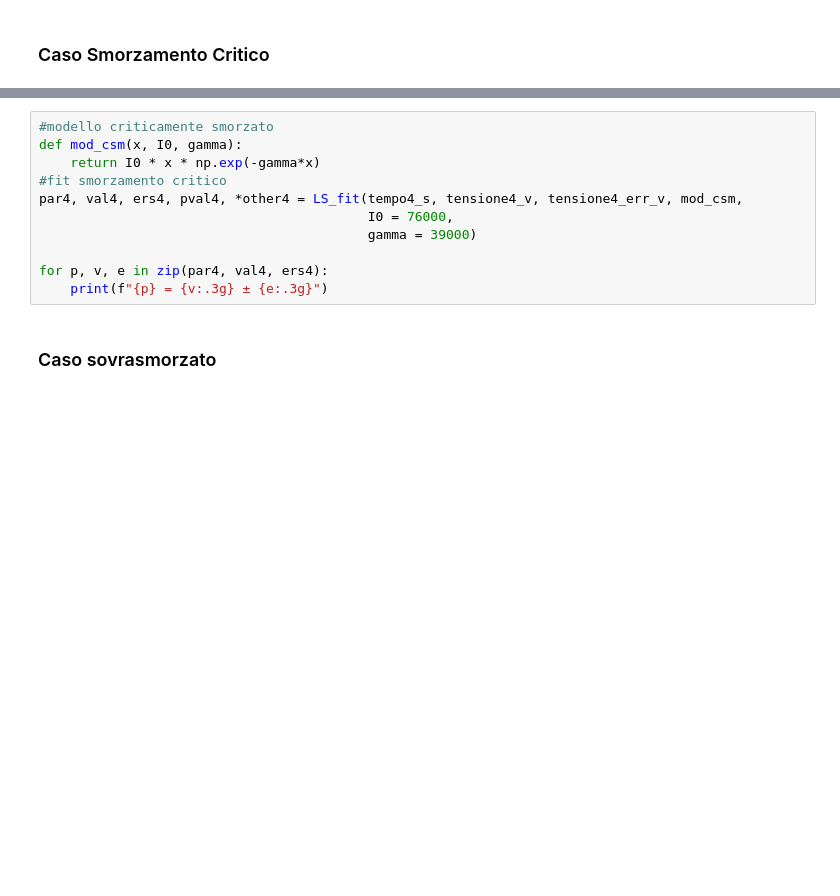
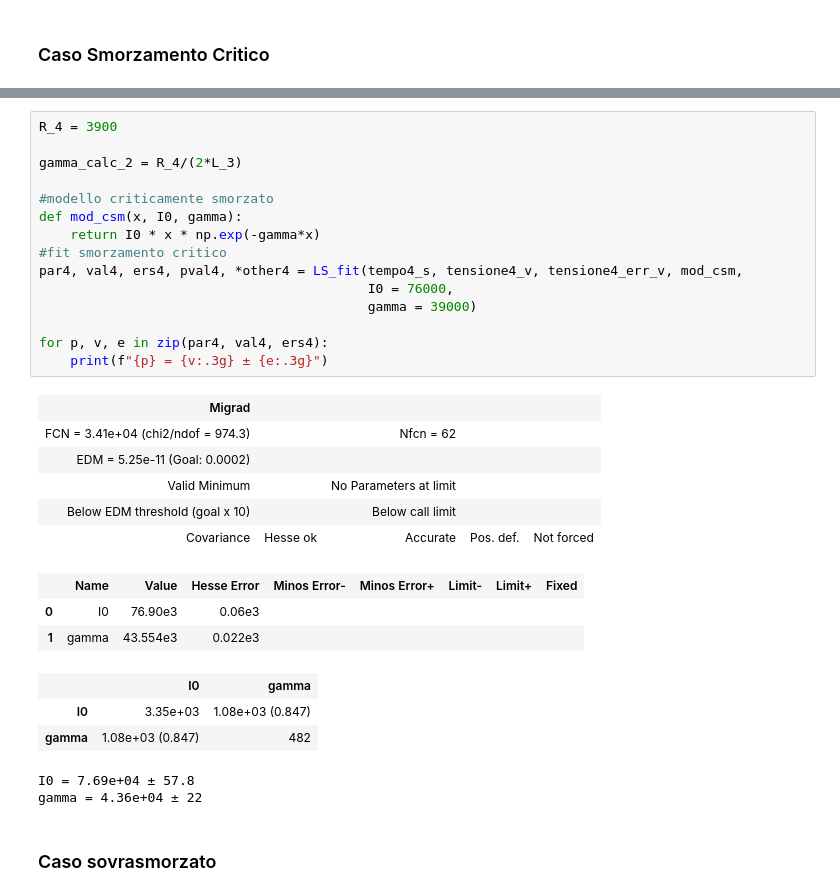
Before and after one commit to Pavar0tty/Laboratorio_2, a Jupyter notebook: Circuiti2/Analisi.ipynb, the cells around one changed output, grey strips where cells are left out. Saved outputs shown, nothing was run; the diff lists cells and outputs as text; blank space fills up the shorter version.

```diff
--- a/Circuiti2/Analisi.ipynb
+++ b/Circuiti2/Analisi.ipynb
@@ -169,14 +233,33 @@ plt.show()
 # %%
+R_4 = 3900
+
+gamma_calc_2 = R_4/(2*L_3)
+
 #modello criticamente smorzato
 def mod_csm(x, I0, gamma):
     return I0 * x * np.exp(-gamma*x)
 #fit smorzamento critico
 par4, val4, ers4, pval4, *other4 = LS_fit(tempo4_s, tensione4_v, tensione4_err_v, mod_csm,
                                           I0 = 76000,
                                           gamma = 39000)
 
 for p, v, e in zip(par4, val4, ers4):
     print(f"{p} = {v:.3g} ± {e:.3g}")
+# %% [output]
+| Migrad |  |  |  |  |
+| FCN = 3.41e+04 (chi2/ndof = 974.3) |  | Nfcn = 62 |  |  |
+| EDM = 5.25e-11 (Goal: 0.0002) |  |  |  |  |
+| Valid Minimum |  | No Parameters at limit |  |  |
+| Below EDM threshold (goal x 10) |  | Below call limit |  |  |
+| Covariance | Hesse ok | Accurate | Pos. def. | Not forced |
+|  | Name | Value | Hesse Error | Minos Error- | Minos Error+ | Limit- | Limit+ | Fixed |
+| 0 | I0 | 76.90e3 | 0.06e3 |  |  |  |  |  |
+| 1 | gamma | 43.554e3 | 0.022e3 |  |  |  |  |  |
+|  | I0 | gamma |
+| I0 | 3.35e+03 | 1.08e+03 (0.847) |
+| gamma | 1.08e+03 (0.847) | 482 |
+I0 = 7.69e+04 ± 57.8
+gamma = 4.36e+04 ± 22
 # %% [markdown]
 ### Caso sovrasmorzato
 # %%
```
Also changed, not shown: parts of 11 cells of this notebook.
